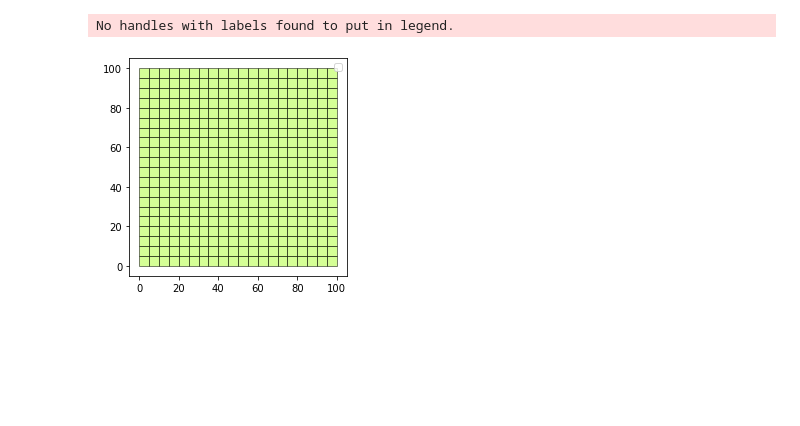
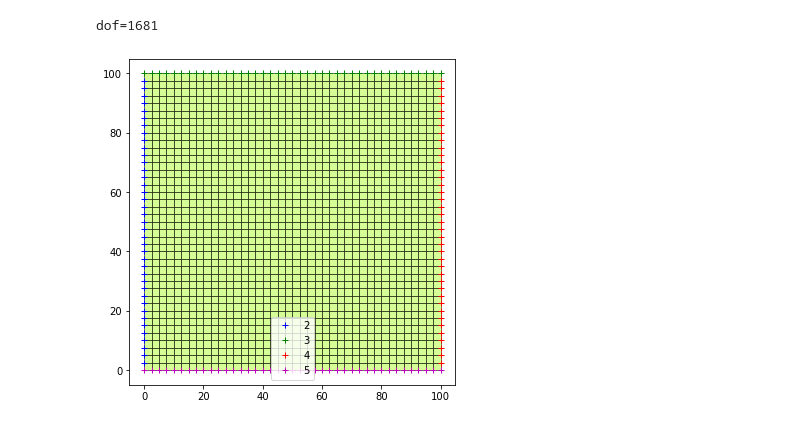
Before and after one commit to sbrisson-sudo/FEM_Elastic_Waves, a Jupyter notebook: src/fem2dDyn.ipynb, the cells around one changed output. Cells and saved outputs as stored; diff of their text form; code cells hidden in the pictures; blank space fills up the shorter version.

```diff
--- a/src/fem2dDyn.ipynb
+++ b/src/fem2dDyn.ipynb
@@ -7,27 +8,36 @@ from read_gmsh4 import Node, Element, plotMesh, readGmsh4
 # %%
-# definition du maillage
+# definition du maillage à la main
 
-N = 20
+eraseCurrentMesh()
+
+N = 40
 L = 100.0
-xCoords = np.linspace(0.0, L, N+1)
-dof = (N+1)*(N+1)
+dx = L/N
 
-omega = 1
+# xCoords = np.linspace(0.0, L, N+1)
+# dof = (N+1)*(N+1)
+# omega = 1
 
-Node.id = 0
-nodesCoord = np.array([[[x,y] for x in xCoords] for y in xCoords]).reshape((dof,2))
-nodes = [Node(coord[0], coord[1], omega) for coord in nodesCoord]
+# Node.id = 0
+# nodesCoord = np.array([[[x,y] for x in xCoords] for y in xCoords]).reshape((dof,2))
+# nodes = [Node(coord[0], coord[1], omega) for coord in nodesCoord]
 
-Element.id = 0
-elements = []
-for i in range(N*N):
-    nodesIdx = [i+i//N,i+1+i//N,i+N+2+i//N,i+N+1+i//N]
-    elements.append(Element([nodes[n] for n in nodesIdx]))
+# Element.id = 0
+# elements = []
+# for i in range(N*N):
+#     nodesIdx = [i+i//N,i+1+i//N,i+N+2+i//N,i+N+1+i//N]
+#     elements.append(Element([nodes[n] for n in nodesIdx]))
+
+elements, nodes = squareMesh(L,dx)
+
+dof = len(nodes)
+print(f"{dof=}")
+# %% [output]
+dof=1681
 # %%
-plotMesh(elements, nodes)
+plotMesh(elements, nodes ,[2,3,4,5])
 # %% [output]
-No handles with labels found to put in legend.
-[figure, old version]
+[figure, new version]
 # %%
 # définition des interpolateurs (P1 : linéaire) et de ses dérivées partielles
 phi = [
```
Also changed, not shown: parts of 11 cells of this notebook, 4 other files.
